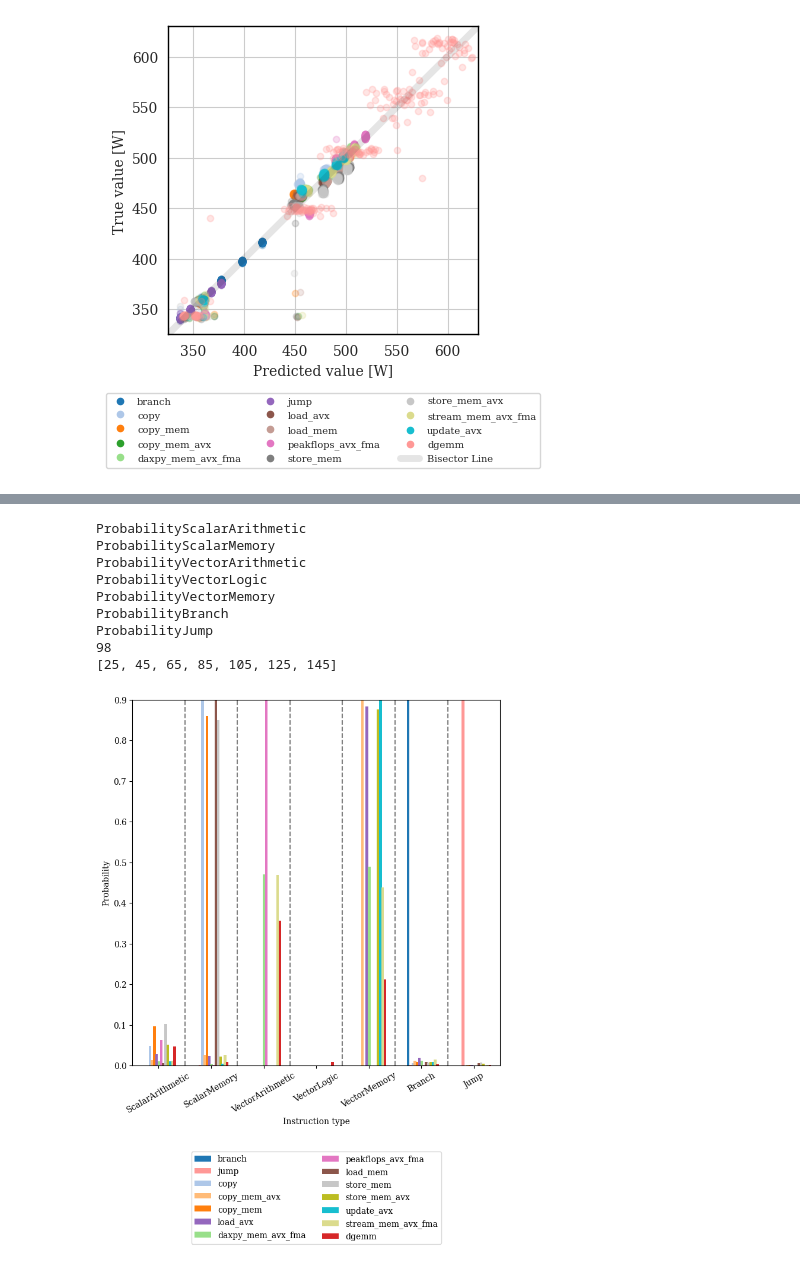
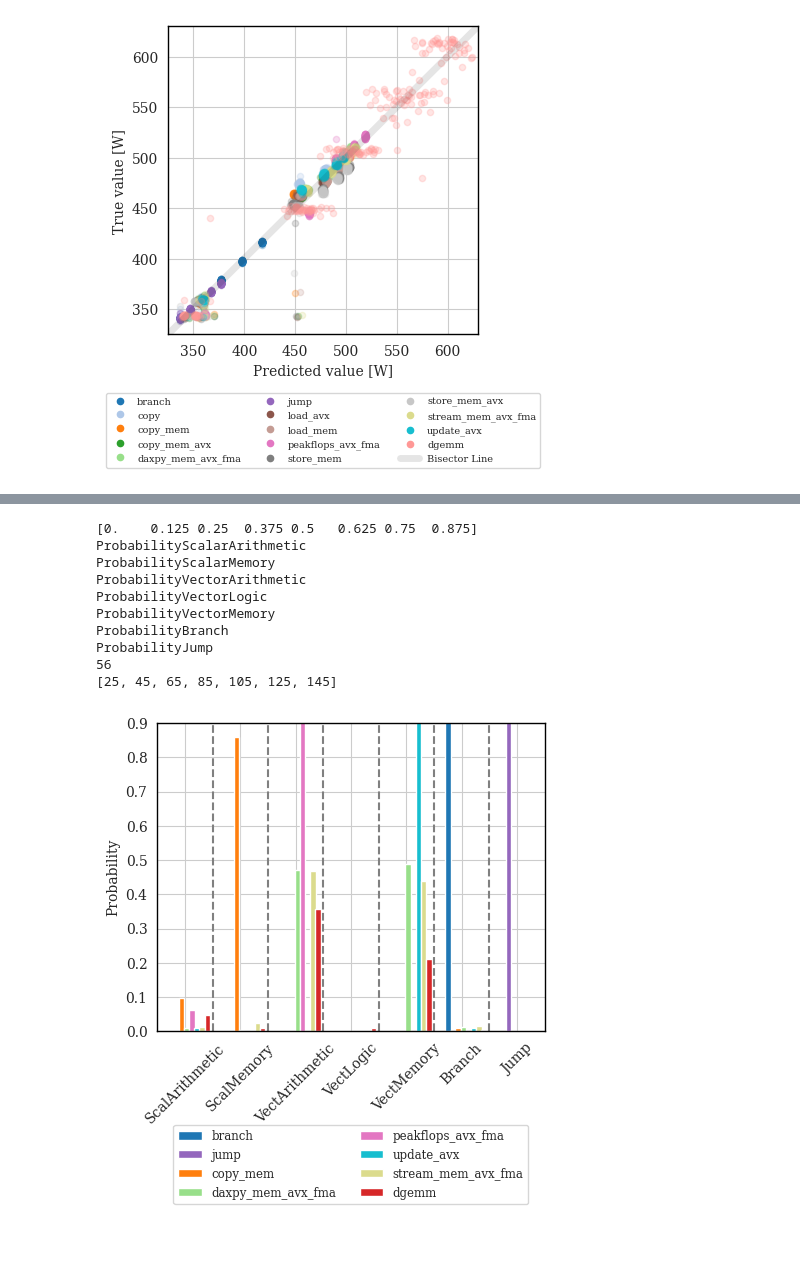
Before and after one commit to NiccoloTosato/PowerBenchmarks, a Jupyter notebook: final_plot_model.ipynb, the cells around one changed output, grey strips where cells are left out. Drawn from its saved outputs; the diff is of its cells as text; code cells hidden in the pictures.

```diff
--- a/final_plot_model.ipynb
+++ b/final_plot_model.ipynb
@@ -316,16 +327,16 @@ independent_variables=["ProbabilityScalarArithmetic",
                    "ProbabilityVectorArithmetic", 	"ProbabilityVectorLogic",
                    "ProbabilityVectorMemory", "ProbabilityBranch", "ProbabilityJump"]
 
-column_name_probability_labels=[ "ScalarArithmetic",
-                        	"ScalarMemory",
+column_name_probability_labels=[ "ScalArithmetic",
+                        	"ScalMemory",
                        #"ProbabilityScalarBranch", 	"ProbabilityScalarJump",
-                       "VectorArithmetic", 	"VectorLogic",
-                       "VectorMemory",  "Branch", "Jump"	]#"ProbabilityVectorBranch",
+                       "VectArithmetic", 	"VectLogic",
+                       "VectMemory",  "Branch", "Jump"	]#"ProbabilityVectorBranch",
                       # "ProbabilityVectorJump"]#,"SocketPower0","SocketPower1"]
 
-tests=['branch','jump','copy','copy_mem_avx',
-          'copy_mem','load_avx','daxpy_mem_avx_fma',
-          'peakflops_avx_fma','load_mem','store_mem','store_mem_avx',
+tests=['branch','jump',
+          'copy_mem','daxpy_mem_avx_fma',
+          'peakflops_avx_fma',
           'update_avx','stream_mem_avx_fma','dgemm']
 
 
@@ -335,41 +346,43 @@ cores_to_color = assign_colors(df["cores"])
 name_to_color = assign_colors(df["name"])
 
 jitter=np.array([i/len(tests) for i in range(0,len(tests))])
-plt.figure(figsize=(8,8))
+print(jitter)
+plt.figure(figsize=(5,4))
 offset=0
 ticks=list()
 for var in independent_variables:
     y=list()
     offset+=20
     for test in tests:
         y.append(df[(df["cores"]==32) & (df["name"]==test)][var].mean()/100)
-    plt.bar(jitter*12+offset,y,width=1.0,label=tests,color=[name_to_color[t] for t in tests])
+    plt.bar(jitter*15+offset,y,width=2.0,label=tests,color=[name_to_color[t] for t in tests])
     ticks.append(offset+5)
     print(var)
 
 handles, labels = plt.gca().get_legend_handles_labels()
 print(len(handles))
 by_label = dict(zip(labels, handles))
 
-plt.legend(by_label.values(), by_label.keys(),bbox_to_anchor=(0.5, -0.5),ncol=2, loc="lower center")
+plt.legend(by_label.values(), by_label.keys(),bbox_to_anchor=(0.5, -0.58),ncol=2, loc="lower center",fontsize=8.5)
 print(ticks)
-plt.xticks(ticks=ticks, labels=column_name_probability_labels,rotation=30)
-plt.xlabel("Instruction type")
+plt.xticks(ticks=ticks, labels=column_name_probability_labels,rotation=45)
+#plt.xlabel("Instruction type")
 plt.ylabel("Probability")
 plt.xlim([15, 155])
 plt.ylim([0, 0.9])
 
 for i in range(len(ticks) - 1):
     plt.vlines(ticks[i] + 10, ymin=0, ymax=0.9, colors='gray', linestyles='dashed')
 plt.savefig("histogram.pdf", bbox_inches='tight')
 # %% [output]
+[0.    0.125 0.25  0.375 0.5   0.625 0.75  0.875]
 ProbabilityScalarArithmetic
 ProbabilityScalarMemory
 ProbabilityVectorArithmetic
 ProbabilityVectorLogic
 ProbabilityVectorMemory
 ProbabilityBranch
 ProbabilityJump
-98
+56
 [25, 45, 65, 85, 105, 125, 145]
-[figure, old version]
+[figure, new version]
```
Also changed, not shown: parts of 10 cells of this notebook.
